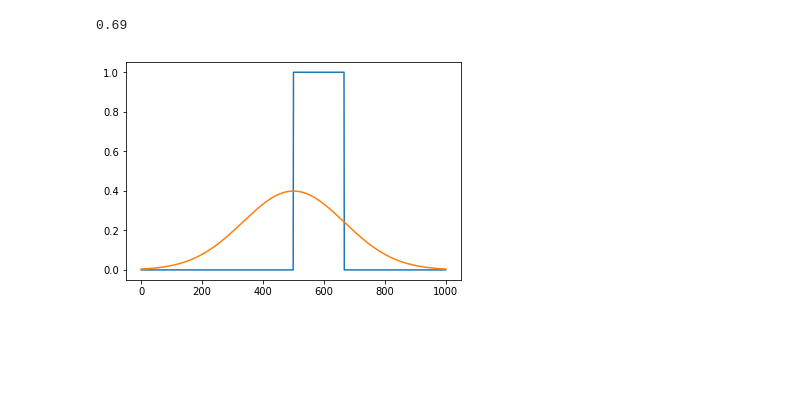
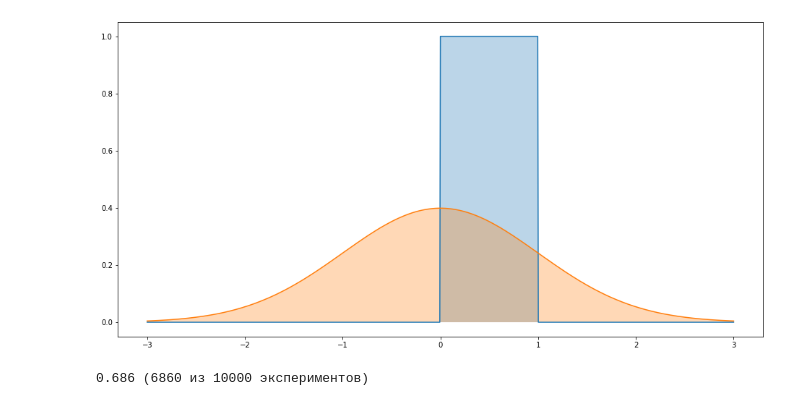
Before and after one commit to Andrew-Angrew/lesh_2022_combinatorial_statistics, a Jupyter notebook: statistics_numerical_examples/stat_tests_illustration/Mann Whitney test.ipynb, the cells around one changed output. Saved outputs shown, nothing was run; the diff lists cells and outputs as text; code cells hidden in the pictures; blank space fills up the shorter version.

```diff
--- a/statistics_numerical_examples/stat_tests_illustration/Mann Whitney test.ipynb
+++ b/statistics_numerical_examples/stat_tests_illustration/Mann Whitney test.ipynb
@@ -27,14 +44,9 @@ test_mann_whitney(first_distr, second_distr, 100)
 # %%
 first_distr = uniform(0, 1)
 second_distr = norm(0, 1)
-test_mann_whitney(first_distr, second_distr, 30)
+
+plot_distributions(first_distr, second_distr)
+test_mann_whitney(first_distr, second_distr, 30);
 # %% [output]
+[figure, added]
-0.69
+0.686 (6860 из 10000 экспериментов)
-# %%
-# plot distributions
-x = np.linspace(-3, 3, 1001)
-plt.plot(first_distr.pdf(x),)
-plt.plot(second_distr.pdf(x))
-plt.show()
-# %% [output]
-[figure, removed]
```
Also changed, not shown: parts of 10 cells of this notebook.
